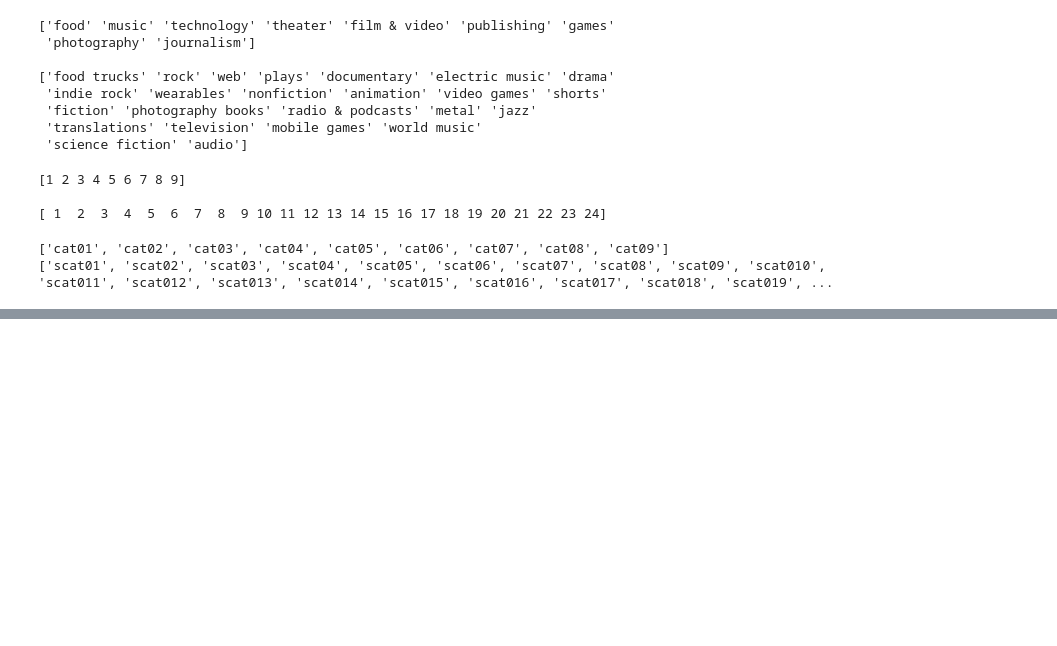
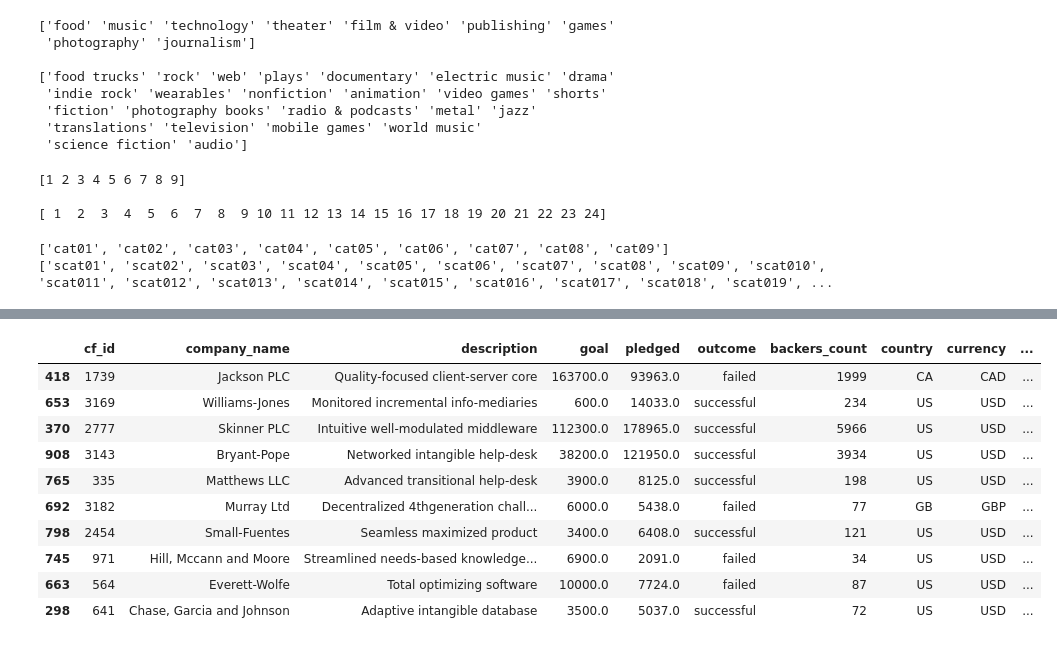
Before and after one commit to KathrynBottenberg/Crowdfunding-ETL, a Jupyter notebook: Crowdfunding Jupyter.ipynb, the cells around one changed output, grey strips where cells are left out. Cells and saved outputs as stored; diff of their text form; code cells hidden in the pictures; blank space fills up the shorter version.

Commit message:
import campaign csv file as well as changed category and subcategory csv to not have index

```diff
--- a/Crowdfunding Jupyter.ipynb
+++ b/Crowdfunding Jupyter.ipynb
@@ -161,0 +174,4 @@ subcategory_df.
+# %%
+# convert type for goal and pledge columns to float
+campaign_df[["goal","pledged"]] = campaign_df[["goal","pledged"]].astype(float)
+campaign_df.head()
@@ -161,0 +185,4 @@ subcategory_df.
+# %%
+# change name of blurb, launched at and deadline to description, launched_date and end_date
+campaign_df.rename(columns = {'blurb':'description', 'launched_at':'launched_date', 'deadline':'end_date'},inplace=True)
+campaign_df.head()
@@ -161,0 +196,5 @@ subcategory_df.
+# %%
+# format the launched_date and end_date columns to datetime format
+campaign_df["launched_date"] = pd.to_datetime(campaign_df["launched_date"], unit='s').dt.strftime('%Y-%-m-%d')
+campaign_df["end_date"] = pd.to_datetime(campaign_df["end_date"], unit='s').dt.strftime('%Y-%-m-%d')
+campaign_df.head()
@@ -161,0 +208,3 @@ subcategory_df.
+# %%
+subcategory_df.rename(columns = {'subcategories':'subcategory'},inplace=True)
+subcategory_df
@@ -161,0 +229,17 @@ subcategory_df.
+# %%
+# Merge the campaign_df with the category_df on the "category" column and
+# the subcategory_df on the subcategory column
+campaign_merged_df = campaign_df.merge(category_df, on='category', how='left').merge(subcategory_df, on='subcategory', how='left')
+campaign_merged_df.sample(10)
+# %% [output]
+|  | cf_id | company_name | description | goal | pledged | outcome | backers_count | country | currency | ... |
+| 418 | 1739 | Jackson PLC | Quality-focused client-server core | 163700.0 | 93963.0 | failed | 1999 | CA | CAD | ... |
+| 653 | 3169 | Williams-Jones | Monitored incremental info-mediaries | 600.0 | 14033.0 | successful | 234 | US | USD | ... |
+| 370 | 2777 | Skinner PLC | Intuitive well-modulated middleware | 112300.0 | 178965.0 | successful | 5966 | US | USD | ... |
+| 908 | 3143 | Bryant-Pope | Networked intangible help-desk | 38200.0 | 121950.0 | successful | 3934 | US | USD | ... |
+| 765 | 335 | Matthews LLC | Advanced transitional help-desk | 3900.0 | 8125.0 | successful | 198 | US | USD | ... |
+| 692 | 3182 | Murray Ltd | Decentralized 4thgeneration chall... | 6000.0 | 5438.0 | failed | 77 | GB | GBP | ... |
+| 798 | 2454 | Small-Fuentes | Seamless maximized product | 3400.0 | 6408.0 | successful | 121 | US | USD | ... |
+| 745 | 971 | Hill, Mccann and Moore | Streamlined needs-based knowledge... | 6900.0 | 2091.0 | failed | 34 | US | USD | ... |
+| 663 | 564 | Everett-Wolfe | Total optimizing software | 10000.0 | 7724.0 | failed | 87 | US | USD | ... |
+| 298 | 641 | Chase, Garcia and Johnson | Adaptive intangible database | 3500.0 | 5037.0 | successful | 72 | US | USD | ... |
```
Also changed, not shown: parts of 19 cells of this notebook, 3 other files.
